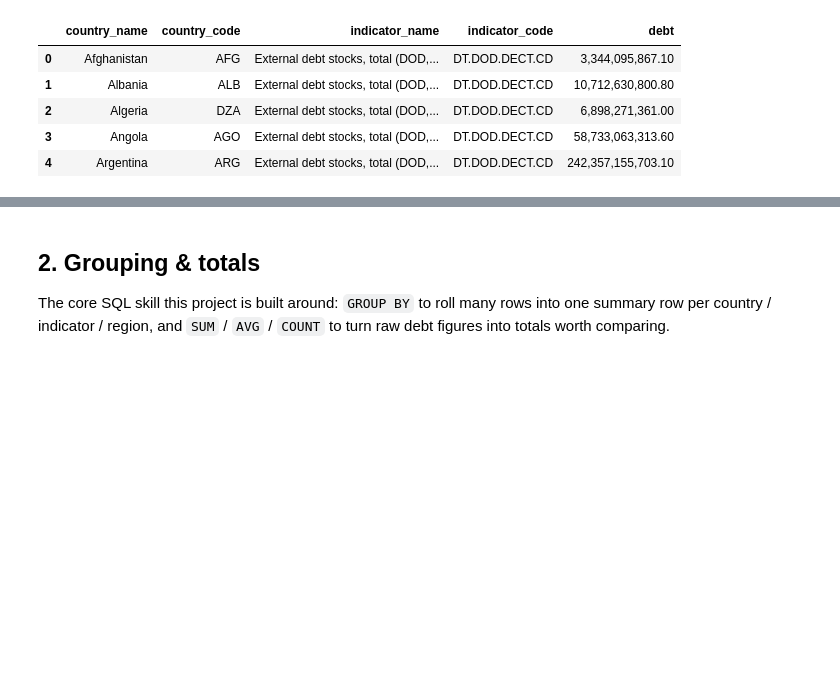
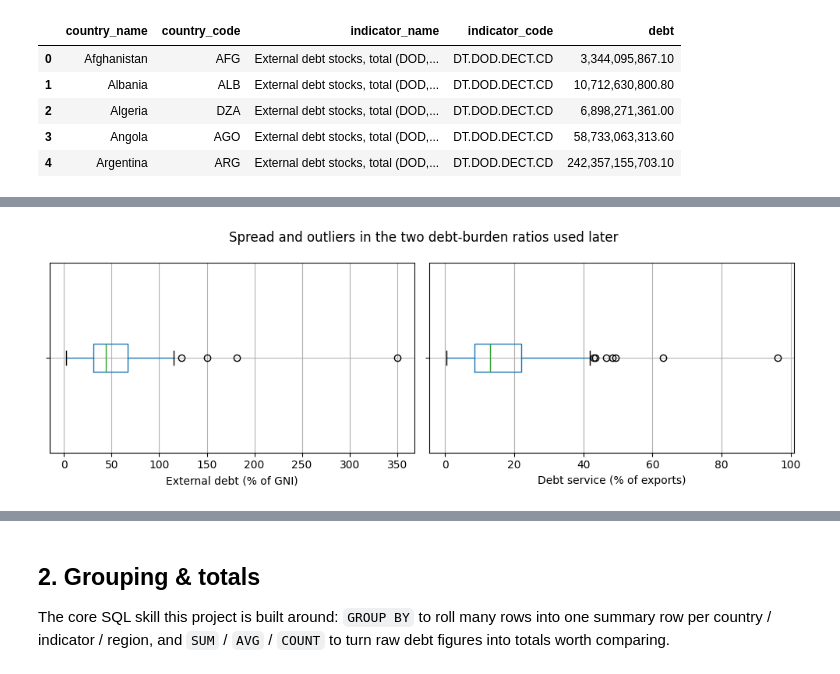
Before and after one commit to Nobby-sibanda/International-Debt, a Jupyter notebook: notebooks/International_Debt_Analysis.ipynb, the cells around one changed output, grey strips where cells are left out. Drawn from its saved outputs; the diff is of its cells as text; code cells hidden in the pictures; blank space fills up the shorter version.

```diff
--- a/notebooks/International_Debt_Analysis.ipynb
+++ b/notebooks/International_Debt_Analysis.ipynb
@@ -50,0 +167,10 @@ pd.read_sql_query("SELECT * FROM country_reference LIMIT 5", conn)
+# %%
+fig, axes = plt.subplots(1, 2, figsize=(10, 3.5))
+ref_full.boxplot(column="DT.DOD.DECT.GN.ZS", ax=axes[0], vert=False)
+axes[0].set_xlabel("External debt (% of GNI)"); axes[0].set_yticklabels([""])
+ref_full.boxplot(column="DT.TDS.DECT.EX.ZS", ax=axes[1], vert=False)
+axes[1].set_xlabel("Debt service (% of exports)"); axes[1].set_yticklabels([""])
+fig.suptitle("Spread and outliers in the two debt-burden ratios used later")
+plt.tight_layout(); plt.show()
+# %% [output]
+[figure, added]
```
Also changed, not shown: parts of 11 cells of this notebook.
